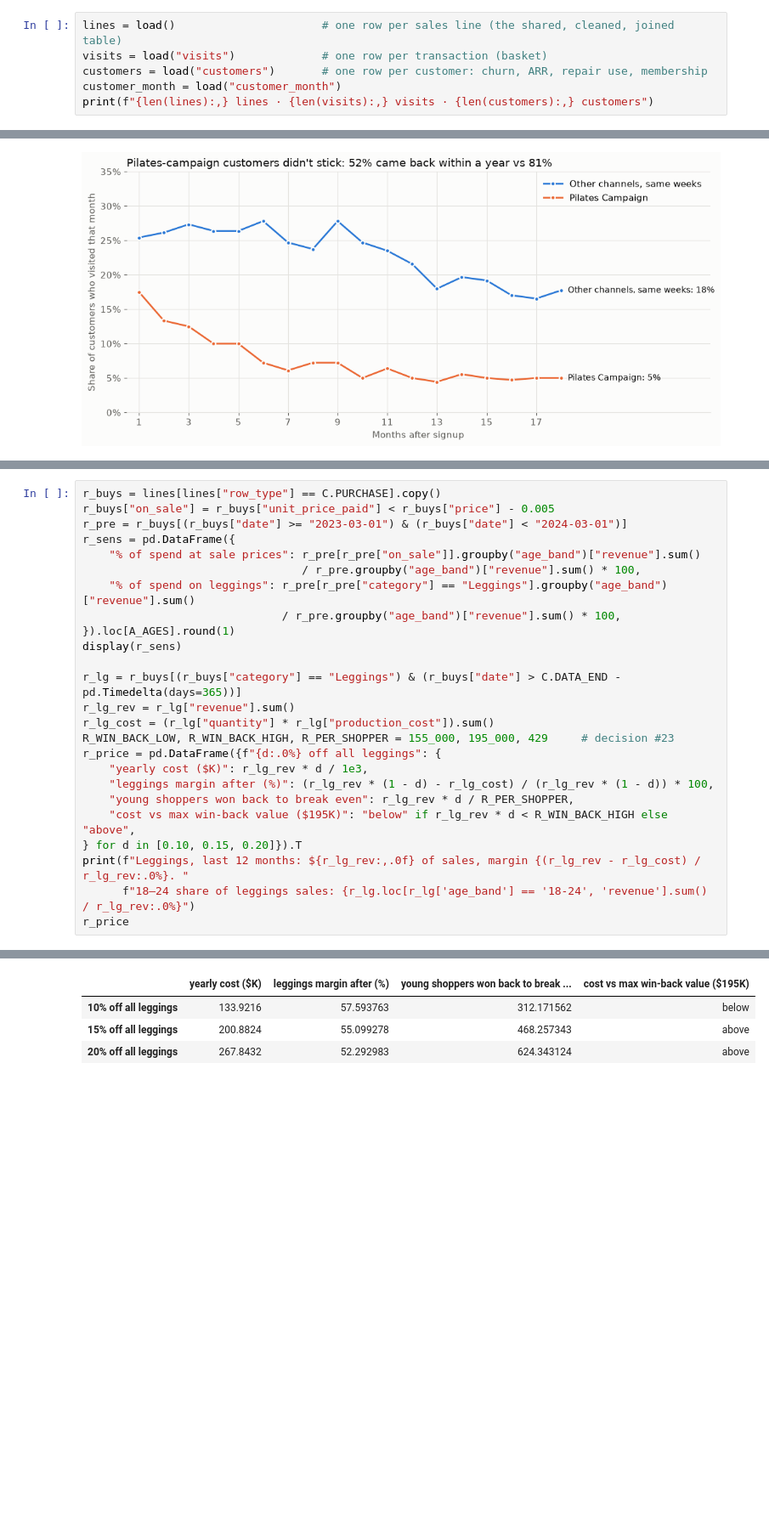
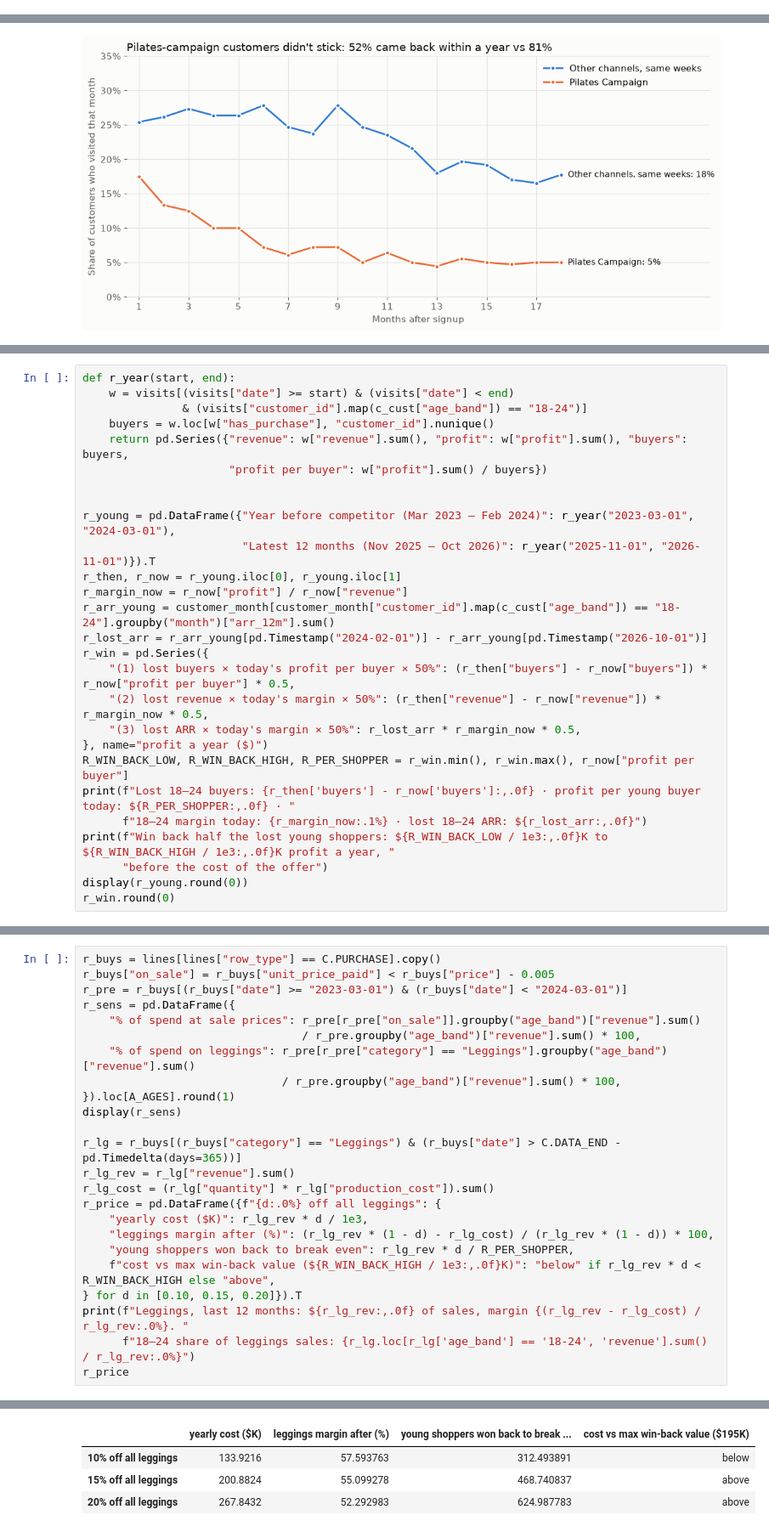
Before and after one commit to rchicoin/DATATHON2026, a Jupyter notebook: summary.ipynb, the cells around one changed output, grey strips where cells are left out. Shown at 85% size. Drawn from its saved outputs; the diff is of its cells as text; blank space fills up the shorter version.

```diff
--- a/summary.ipynb
+++ b/summary.ipynb
@@ -91,6 +127,0 @@ _ = build_all(write=False)
-# %%
-lines = load()                      # one row per sales line (the shared, cleaned, joined table)
-visits = load("visits")             # one row per transaction (basket)
-customers = load("customers")       # one row per customer: churn, ARR, repair use, membership
-customer_month = load("customer_month")
-print(f"{len(lines):,} lines · {len(visits):,} visits · {len(customers):,} customers")
@@ -1053,0 +1290,27 @@ most that winning back half the lost young shoppers is worth: 912 lost 18–24 b
+# %%
+def r_year(start, end):
+    w = visits[(visits["date"] >= start) & (visits["date"] < end)
+               & (visits["customer_id"].map(c_cust["age_band"]) == "18-24")]
+    buyers = w.loc[w["has_purchase"], "customer_id"].nunique()
+    return pd.Series({"revenue": w["revenue"].sum(), "profit": w["profit"].sum(), "buyers": buyers,
+                      "profit per buyer": w["profit"].sum() / buyers})
+
+
+r_young = pd.DataFrame({"Year before competitor (Mar 2023 – Feb 2024)": r_year("2023-03-01", "2024-03-01"),
+                        "Latest 12 months (Nov 2025 – Oct 2026)": r_year("2025-11-01", "2026-11-01")}).T
+r_then, r_now = r_young.iloc[0], r_young.iloc[1]
+r_margin_now = r_now["profit"] / r_now["revenue"]
+r_arr_young = customer_month[customer_month["customer_id"].map(c_cust["age_band"]) == "18-24"].groupby("month")["arr_12m"].sum()
+r_lost_arr = r_arr_young[pd.Timestamp("2024-02-01")] - r_arr_young[pd.Timestamp("2026-10-01")]
+r_win = pd.Series({
+    "(1) lost buyers × today's profit per buyer × 50%": (r_then["buyers"] - r_now["buyers"]) * r_now["profit per buyer"] * 0.5,
+    "(2) lost revenue × today's margin × 50%": (r_then["revenue"] - r_now["revenue"]) * r_margin_now * 0.5,
+    "(3) lost ARR × today's margin × 50%": r_lost_arr * r_margin_now * 0.5,
+}, name="profit a year ($)")
+R_WIN_BACK_LOW, R_WIN_BACK_HIGH, R_PER_SHOPPER = r_win.min(), r_win.max(), r_now["profit per buyer"]
+print(f"Lost 18–24 buyers: {r_then['buyers'] - r_now['buyers']:,.0f} · profit per young buyer today: ${R_PER_SHOPPER:,.0f} · "
+      f"18–24 margin today: {r_margin_now:.1%} · lost 18–24 ARR: ${r_lost_arr:,.0f}")
+print(f"Win back half the lost young shoppers: ${R_WIN_BACK_LOW / 1e3:,.0f}K to ${R_WIN_BACK_HIGH / 1e3:,.0f}K profit a year, "
+      "before the cost of the offer")
+display(r_young.round(0))
+r_win.round(0)
@@ -1057,38 +1330,37 @@ r_buys["on_sale"] = r_buys["unit_price_paid"] < r_buys["price"] - 0.005
 r_pre = r_buys[(r_buys["date"] >= "2023-03-01") & (r_buys["date"] < "2024-03-01")]
 r_sens = pd.DataFrame({
     "% of spend at sale prices": r_pre[r_pre["on_sale"]].groupby("age_band")["revenue"].sum()
                                  / r_pre.groupby("age_band")["revenue"].sum() * 100,
     "% of spend on leggings": r_pre[r_pre["category"] == "Leggings"].groupby("age_band")["revenue"].sum()
                               / r_pre.groupby("age_band")["revenue"].sum() * 100,
 }).loc[A_AGES].round(1)
 display(r_sens)
 
 r_lg = r_buys[(r_buys["category"] == "Leggings") & (r_buys["date"] > C.DATA_END - pd.Timedelta(days=365))]
 r_lg_rev = r_lg["revenue"].sum()
 r_lg_cost = (r_lg["quantity"] * r_lg["production_cost"]).sum()
-R_WIN_BACK_LOW, R_WIN_BACK_HIGH, R_PER_SHOPPER = 155_000, 195_000, 429     # decision #23
 r_price = pd.DataFrame({f"{d:.0%} off all leggings": {
     "yearly cost ($K)": r_lg_rev * d / 1e3,
     "leggings margin after (%)": (r_lg_rev * (1 - d) - r_lg_cost) / (r_lg_rev * (1 - d)) * 100,
     "young shoppers won back to break even": r_lg_rev * d / R_PER_SHOPPER,
-    "cost vs max win-back value ($195K)": "below" if r_lg_rev * d < R_WIN_BACK_HIGH else "above",
+    f"cost vs max win-back value (${R_WIN_BACK_HIGH / 1e3:,.0f}K)": "below" if r_lg_rev * d < R_WIN_BACK_HIGH else "above",
 } for d in [0.10, 0.15, 0.20]}).T
 print(f"Leggings, last 12 months: ${r_lg_rev:,.0f} of sales, margin {(r_lg_rev - r_lg_cost) / r_lg_rev:.0%}. "
       f"18–24 share of leggings sales: {r_lg.loc[r_lg['age_band'] == '18-24', 'revenue'].sum() / r_lg_rev:.0%}")
 r_price
 # %% [output]
 |  | % of spend at sale prices | % of spend on leggings |
 | age_band |  |  |
 | 18-24 | 5.0 | 22.8 |
 | 25-34 | 5.5 | 23.0 |
 | 35-44 | 5.3 | 22.8 |
 | 45-54 | 5.2 | 24.2 |
 | 55+ | 4.6 | 23.6 |
 Leggings, last 12 months: $1,339,216 of sales, margin 62%. 18–24 share of leggings sales: 8%
 |  | yearly cost ($K) | leggings margin after (%) | young shoppers won back to break ... | cost vs max win-back value ($195K) |
-| 10% off all leggings | 133.9216 | 57.593763 | 312.171562 | below |
-| 15% off all leggings | 200.8824 | 55.099278 | 468.257343 | above |
-| 20% off all leggings | 267.8432 | 52.292983 | 624.343124 | above |
+| 10% off all leggings | 133.9216 | 57.593763 | 312.493891 | below |
+| 15% off all leggings | 200.8824 | 55.099278 | 468.740837 | above |
+| 20% off all leggings | 267.8432 | 52.292983 | 624.987783 | above |
 # %% [markdown]
 Young shoppers bought on sale no more than other ages, and they are a small share of today's leggings sales, so most
 of a storewide discount would go to customers who already buy at full price. A 10% discount costs most of the
```
Also changed, not shown: parts of 16 cells of this notebook, 3 other files.
